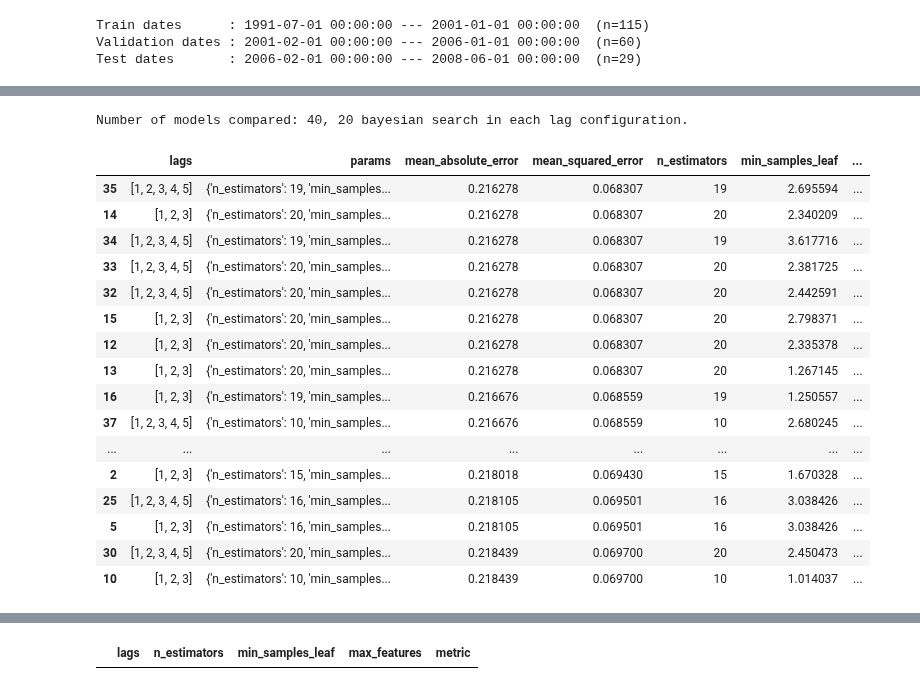
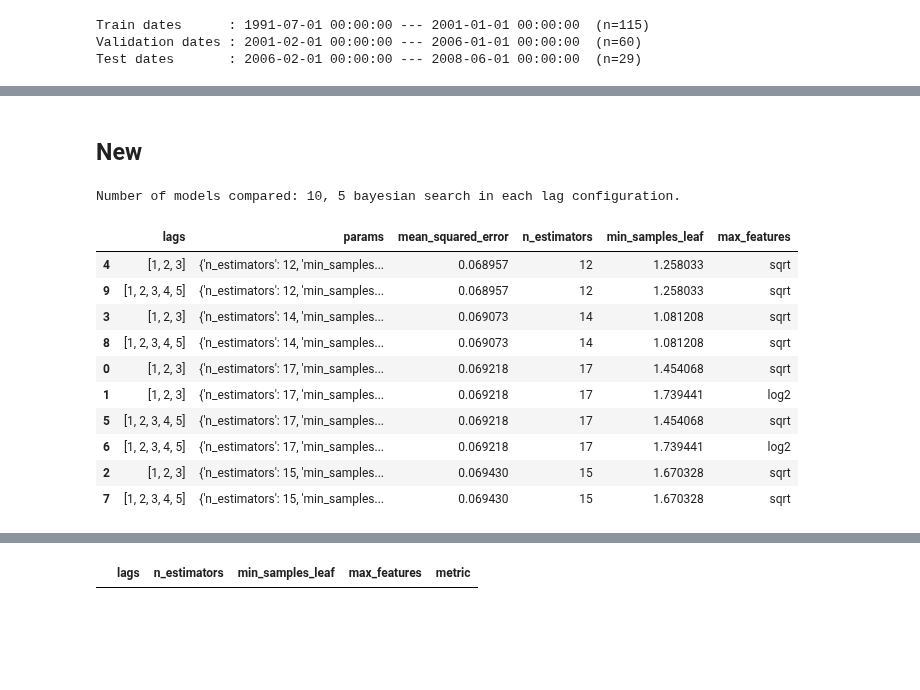
Before and after one commit to JoaquinAmatRodrigo/skforecast, a Jupyter notebook: dev/multiple_metrics_bayesian_search.ipynb, the cells around one changed output, grey strips where cells are left out. Saved outputs shown, nothing was run; the diff lists cells and outputs as text; code cells hidden in the pictures; blank space fills up the shorter version.

Commit message:
refactorize bayesian search and random search

```diff
--- a/dev/multiple_metrics_bayesian_search.ipynb
+++ b/dev/multiple_metrics_bayesian_search.ipynb
@@ -201,8 +200,8 @@ def _bayesian_search_optuna(
     else:
         metric_list = {(m if isinstance(m, str) else m.__name__): [] for m in metric}
 
-    metrics_values = [] # This variable will be modified inside _objective function.
-    # It isa trick to extract multiple values from _objective function since
+    metric_values = [] # This variable will be modified inside _objective function.
+    # It is a trick to extract multiple values from _objective function since
     # only the optimized value can be returned.
 
     # Objective function using backtesting_forecaster
@@ -234,8 +233,9 @@ def _bayesian_search_optuna(
                                 verbose            = verbose
                             )
         # Store metrics in the variable metrics_values defined outside _objective.
-        nonlocal metrics_values
-        metrics_values.append(metrics)
+        print(metrics)
+        nonlocal metric_values
+        metric_values.append(metrics)
 
         if isinstance(metrics, list):
             return abs(metrics[0])
@@ -243,10 +243,12 @@ def _bayesian_search_optuna(
             return abs(metrics)
 
     print(
-        f"""Number of models compared: {n_trials*len(lags_grid)}, {n_trials} bayesian search in each lag configuration."""
+        f"""Number of models compared: {n_trials*len(lags_grid)},
+         {n_trials} bayesian search in each lag configuration."""
     )
 
     for lags in tqdm(lags_grid, desc='loop lags_grid', position=0, ncols=90):
+        print(lags)
 
         if isinstance(forecaster, (ForecasterAutoreg, ForecasterAutoregDirect,
         ForecasterAutoregMultiOutput)):
@@ -263,7 +265,7 @@ def _bayesian_search_optuna(
             study.sampler = TPESampler(seed=random_state)
 
         study.optimize(_objective, n_trials=n_trials, **kwargs_study_optimize)
-
+        print(metric_values)
         best_trial = study.best_trial
 
         if search_space(best_trial).keys() != best_trial.params.keys():
@@ -277,12 +279,10 @@ def _bayesian_search_optuna(
             params_list.append(trial.params)
             lags_list.append(lags)
             if isinstance(metric, list):
-                for m, m_value in zip(metric, metrics_values[i]):
-                    if isinstance(m, str):
-                        m_name = m
-                    else:
-                        m_name = m.__name__
-                    metric_list[m_name].append(m_value)
+                for name, values in zip(metric, metric_values[i]):
+                    if not isinstance(name, str):
+                        name = name.__name__
+                    metric_list[name].append(values)
             else:
                 metric_list.append(trial.value)
 
@@ -626,3 +629,5 @@ Number of models compared: 40, 20 bayesian search in each lag configuration.
+# %% [markdown]
+## New
 # %%
 def _bayesian_search_optuna(
     forecaster,
@@ -726,10 +731,6 @@ def _bayesian_search_optuna(
 
     """
 
-    if isinstance(metric, list) and len(metric) != len(set(metric)):
-            raise ValueError(
-                'When `metrics` is a `list`, each metric name must be unique.'
-            )
     if isinstance(forecaster, ForecasterAutoregCustom):
         if lags_grid is not None:
             warnings.warn(
@@ -745,7 +746,11 @@ def _bayesian_search_optuna(
     results_opt_best = None
     if not isinstance(metric, list):
         metric = [metric]
-    metric_list = {(m if isinstance(m, str) else m.__name__): [] for m in metric}
+    metric_dict = {(m if isinstance(m, str) else m.__name__): [] for m in metric}
+    if len(metric_dict) != len(metric):
+        raise ValueError(
+            'When `metrics` is a `list`, each metric name must be unique.'
+        )
 
     metrics_values = [] # This variable will be modified inside _objective function.
     # It isa trick to extract multiple values from _objective function since
@@ -825,7 +830,7 @@ def _bayesian_search_optuna(
                     m_name = m
                 else:
                     m_name = m.__name__
-                metric_list[m_name].append(m_value)
+                metric_dict[m_name].append(m_value)
 
         if results_opt_best is None:
             results_opt_best = best_trial
@@ -836,8 +841,8 @@ def _bayesian_search_optuna(
     results = pd.DataFrame({
                 'lags'  : lags_list,
                 'params': params_list,
-                **metric_list})
-    results = results.sort_values(by=list(metric_list)[0], ascending=True)
+                **metric_dict})
+    results = results.sort_values(by=list(metric)[0], ascending=True)
     results = pd.concat([results, results['params'].apply(pd.Series)], axis=1)
 
     if return_best:
@@ -1044,53 +1049,47 @@ forecaster = ForecasterAutoreg(
 # Lags used as predictors
 lags_grid = [3, 5]
 
 # Regressor hyperparameters search space
 def search_space(trial):
     search_space  = {'n_estimators'     : trial.suggest_int('n_estimators', 10, 20),
                      'min_samples_leaf' : trial.suggest_float('min_samples_leaf', 1., 3.7, log=True),
                      'max_features'     : trial.suggest_categorical('max_features', ['log2', 'sqrt'])
                     }
     return search_space
 
 results_1, frozen_trial = bayesian_search_forecaster(
                             forecaster            = forecaster,
                             y                     = data.loc[:end_val, 'y'],
                             lags_grid             = lags_grid,
                             search_space          = search_space,
                             steps                 = 12,
-                            metric                = ['mean_absolute_error', 'mean_squared_error'],
+                            metric                = 'mean_squared_error',
                             refit                 = True,
                             initial_train_size    = len(data.loc[:end_train]),
                             fixed_train_size      = True,
-                            n_trials              = 20,
+                            n_trials              = 5,
                             random_state          = 123,
                             return_best           = False,
                             verbose               = False,
                             engine                = 'optuna',
                             kwargs_create_study   = {},
                             kwargs_study_optimize = {}
                         )
 
 results_1
 # %% [output]
-Number of models compared: 40, 20 bayesian search in each lag configuration.
+Number of models compared: 10, 5 bayesian search in each lag configuration.
-|  | lags | params | mean_absolute_error | mean_squared_error | n_estimators | min_samples_leaf | ... |
-| 35 | [1, 2, 3, 4, 5] | {'n_estimators': 19, 'min_samples... | 0.216278 | 0.068307 | 19 | 2.695594 | ... |
-| 14 | [1, 2, 3] | {'n_estimators': 20, 'min_samples... | 0.216278 | 0.068307 | 20 | 2.340209 | ... |
-| 34 | [1, 2, 3, 4, 5] | {'n_estimators': 19, 'min_samples... | 0.216278 | 0.068307 | 19 | 3.617716 | ... |
-| 33 | [1, 2, 3, 4, 5] | {'n_estimators': 20, 'min_samples... | 0.216278 | 0.068307 | 20 | 2.381725 | ... |
-| 32 | [1, 2, 3, 4, 5] | {'n_estimators': 20, 'min_samples... | 0.216278 | 0.068307 | 20 | 2.442591 | ... |
-| 15 | [1, 2, 3] | {'n_estimators': 20, 'min_samples... | 0.216278 | 0.068307 | 20 | 2.798371 | ... |
-| 12 | [1, 2, 3] | {'n_estimators': 20, 'min_samples... | 0.216278 | 0.068307 | 20 | 2.335378 | ... |
-| 13 | [1, 2, 3] | {'n_estimators': 20, 'min_samples... | 0.216278 | 0.068307 | 20 | 1.267145 | ... |
-| 16 | [1, 2, 3] | {'n_estimators': 19, 'min_samples... | 0.216676 | 0.068559 | 19 | 1.250557 | ... |
-| 37 | [1, 2, 3, 4, 5] | {'n_estimators': 10, 'min_samples... | 0.216676 | 0.068559 | 10 | 2.680245 | ... |
-| ... | ... | ... | ... | ... | ... | ... | ... |
-| 2 | [1, 2, 3] | {'n_estimators': 15, 'min_samples... | 0.218018 | 0.069430 | 15 | 1.670328 | ... |
-| 25 | [1, 2, 3, 4, 5] | {'n_estimators': 16, 'min_samples... | 0.218105 | 0.069501 | 16 | 3.038426 | ... |
-| 5 | [1, 2, 3] | {'n_estimators': 16, 'min_samples... | 0.218105 | 0.069501 | 16 | 3.038426 | ... |
-| 30 | [1, 2, 3, 4, 5] | {'n_estimators': 20, 'min_samples... | 0.218439 | 0.069700 | 20 | 2.450473 | ... |
-| 10 | [1, 2, 3] | {'n_estimators': 10, 'min_samples... | 0.218439 | 0.069700 | 10 | 1.014037 | ... |
+|  | lags | params | mean_squared_error | n_estimators | min_samples_leaf | max_features |
+| 4 | [1, 2, 3] | {'n_estimators': 12, 'min_samples... | 0.068957 | 12 | 1.258033 | sqrt |
+| 9 | [1, 2, 3, 4, 5] | {'n_estimators': 12, 'min_samples... | 0.068957 | 12 | 1.258033 | sqrt |
+| 3 | [1, 2, 3] | {'n_estimators': 14, 'min_samples... | 0.069073 | 14 | 1.081208 | sqrt |
+| 8 | [1, 2, 3, 4, 5] | {'n_estimators': 14, 'min_samples... | 0.069073 | 14 | 1.081208 | sqrt |
+| 0 | [1, 2, 3] | {'n_estimators': 17, 'min_samples... | 0.069218 | 17 | 1.454068 | sqrt |
+| 1 | [1, 2, 3] | {'n_estimators': 17, 'min_samples... | 0.069218 | 17 | 1.739441 | log2 |
+| 5 | [1, 2, 3, 4, 5] | {'n_estimators': 17, 'min_samples... | 0.069218 | 17 | 1.454068 | sqrt |
+| 6 | [1, 2, 3, 4, 5] | {'n_estimators': 17, 'min_samples... | 0.069218 | 17 | 1.739441 | log2 |
+| 2 | [1, 2, 3] | {'n_estimators': 15, 'min_samples... | 0.069430 | 15 | 1.670328 | sqrt |
+| 7 | [1, 2, 3, 4, 5] | {'n_estimators': 15, 'min_samples... | 0.069430 | 15 | 1.670328 | sqrt |
 # %%
 # Bayesian search hyperparameter and lags with Optuna
 # ==============================================================================
```
Also changed, not shown: parts of 4 cells of this notebook, 6 other files.
